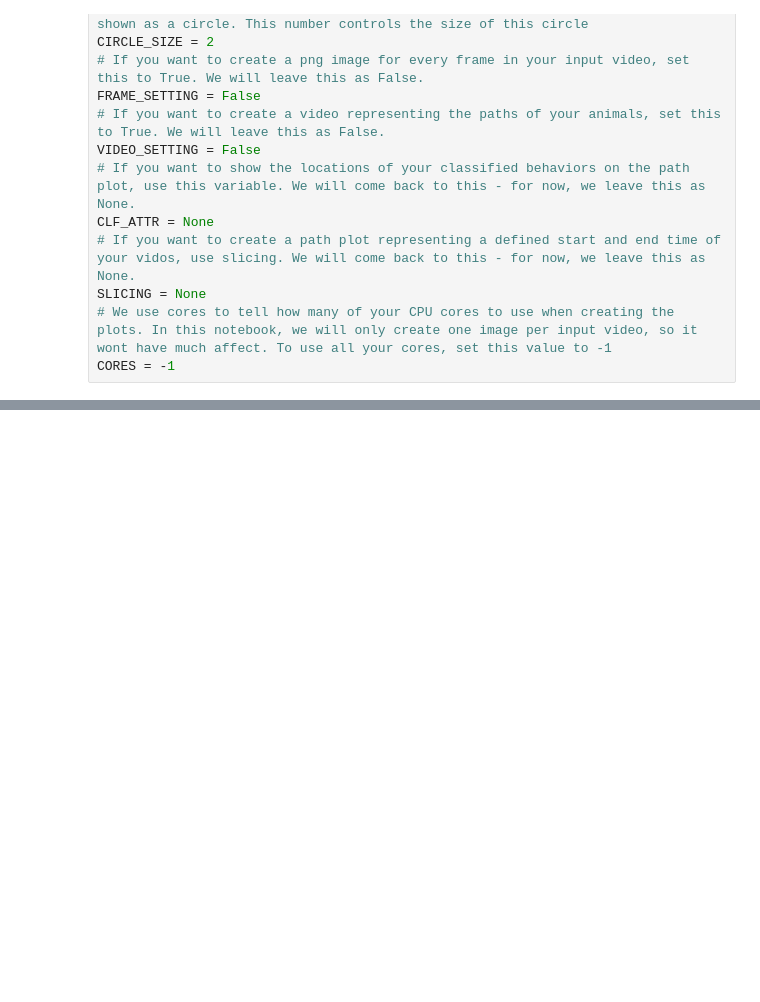
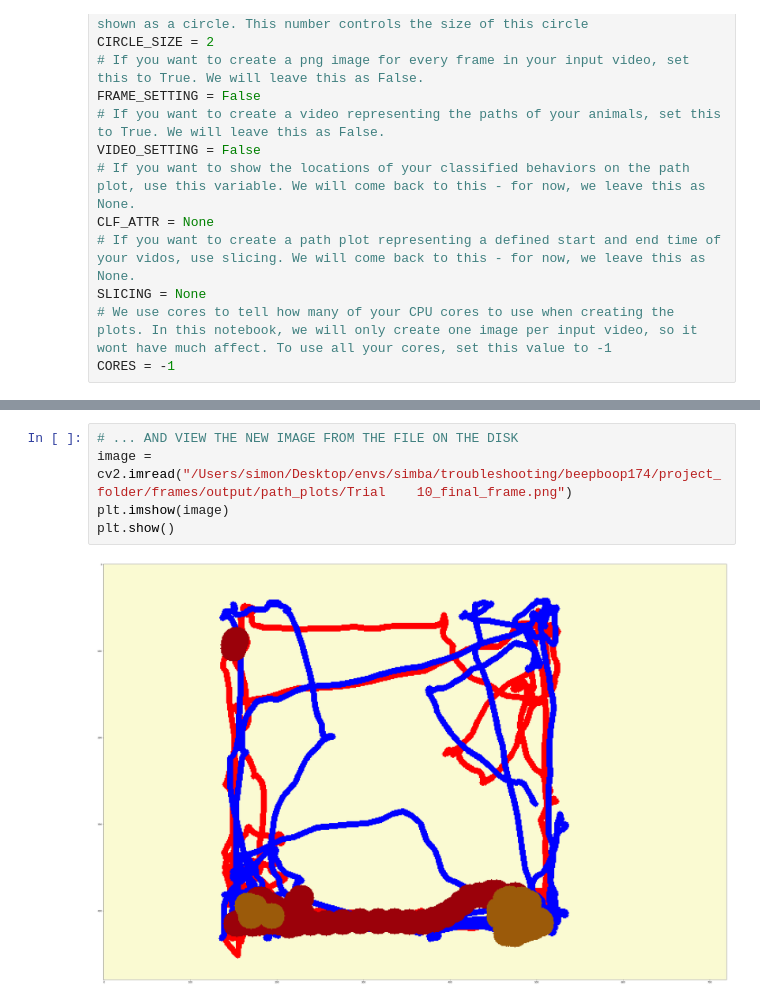
Before and after one commit to sgoldenlab/simba, a Jupyter notebook: docs/nb/path_plots.ipynb, the cells around one changed output, grey strips where cells are left out. Cells and saved outputs as stored; diff of their text form; blank space fills up the shorter version.

```diff
--- a/docs/nb/path_plots.ipynb
+++ b/docs/nb/path_plots.ipynb
@@ -164,0 +190,7 @@ plt.show()
+# %%
+# ... AND VIEW THE NEW IMAGE FROM THE FILE ON THE DISK
+image = cv2.imread("/Users/simon/Desktop/envs/simba/troubleshooting/beepboop174/project_folder/frames/output/path_plots/Trial    10_final_frame.png")
+plt.imshow(image)
+plt.show()
+# %% [output]
+[figure, added]
```
Also changed, not shown: parts of 9 cells of this notebook, 4 other files.
